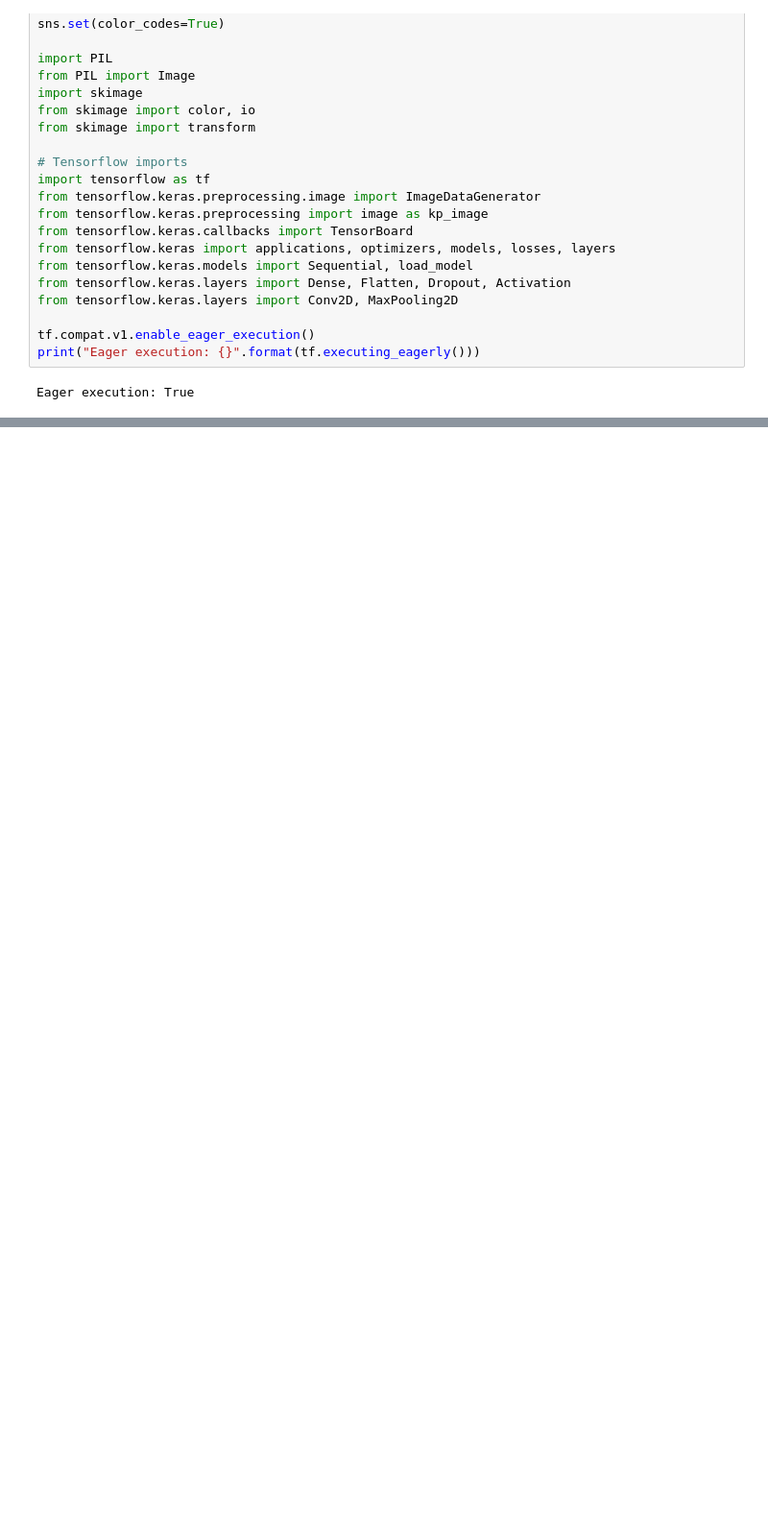
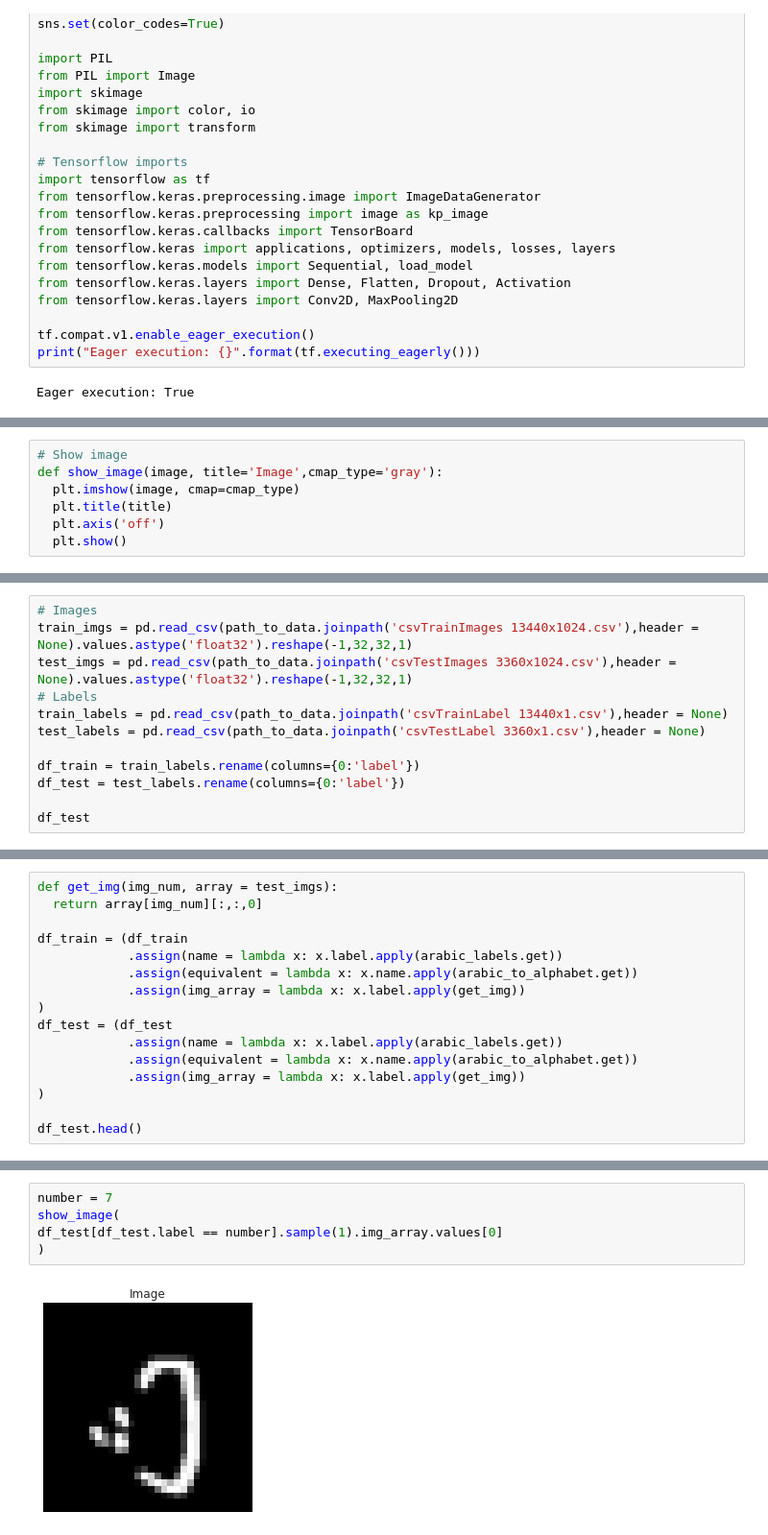
Before and after one commit to bernardo-cruz/DLV03_Project, a Jupyter notebook: neural_transfer.ipynb, the cells around one changed output, grey strips where cells are left out. Shown at 96% size. Cells and saved outputs as stored; diff of their text form; blank space fills up the shorter version.

```diff
--- a/neural_transfer.ipynb
+++ b/neural_transfer.ipynb
@@ -55 +48,8 @@ path_to_images = path_project_dir.joinpath('data','images')
+# %%
+# Show image
+def show_image(image, title='Image',cmap_type='gray'):
+  plt.imshow(image, cmap=cmap_type)
+  plt.title(title)
+  plt.axis('off')
+  plt.show()
 # %%
@@ -67,0 +71,12 @@ prediction = predictor.predict()
+# %%
+# Images
+train_imgs = pd.read_csv(path_to_data.joinpath('csvTrainImages 13440x1024.csv'),header = None).values.astype('float32').reshape(-1,32,32,1)
+test_imgs = pd.read_csv(path_to_data.joinpath('csvTestImages 3360x1024.csv'),header = None).values.astype('float32').reshape(-1,32,32,1)
+# Labels
+train_labels = pd.read_csv(path_to_data.joinpath('csvTrainLabel 13440x1.csv'),header = None)
+test_labels = pd.read_csv(path_to_data.joinpath('csvTestLabel 3360x1.csv'),header = None)
+
+df_train = train_labels.rename(columns={0:'label'})
+df_test = test_labels.rename(columns={0:'label'})
+
+df_test
@@ -67,0 +97,16 @@ prediction = predictor.predict()
+# %%
+def get_img(img_num, array = test_imgs):
+  return array[img_num][:,:,0]
+
+df_train = (df_train
+            .assign(name = lambda x: x.label.apply(arabic_labels.get))
+            .assign(equivalent = lambda x: x.name.apply(arabic_to_alphabet.get))
+            .assign(img_array = lambda x: x.label.apply(get_img))
+)
+df_test = (df_test
+            .assign(name = lambda x: x.label.apply(arabic_labels.get))
+            .assign(equivalent = lambda x: x.name.apply(arabic_to_alphabet.get))
+            .assign(img_array = lambda x: x.label.apply(get_img))
+)
+
+df_test.head()
@@ -67,0 +120,7 @@ prediction = predictor.predict()
+# %%
+number = 7
+show_image(
+df_test[df_test.label == number].sample(1).img_array.values[0]
+)
+# %% [output]
+[figure, added]
```
Also changed, not shown: parts of 9 cells of this notebook, 2 other files.
